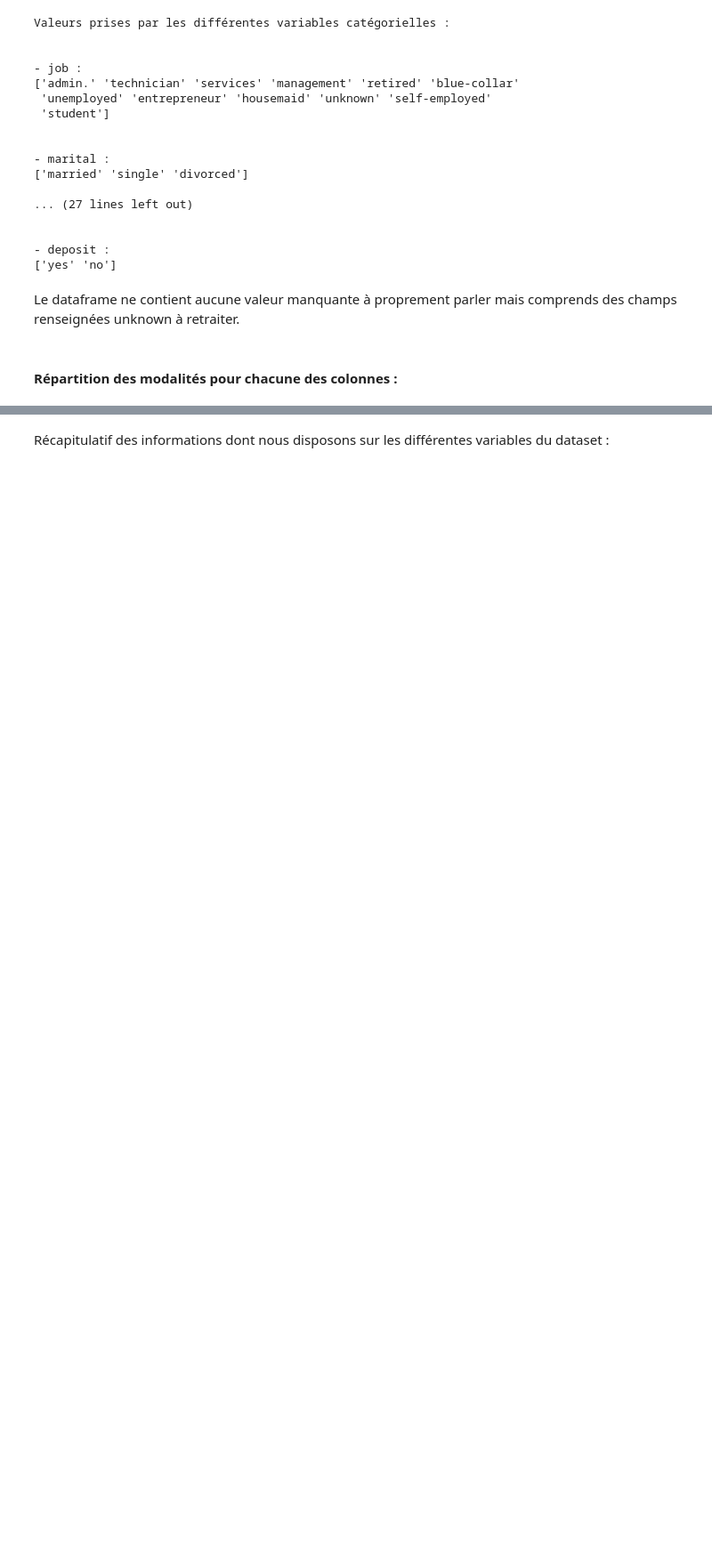
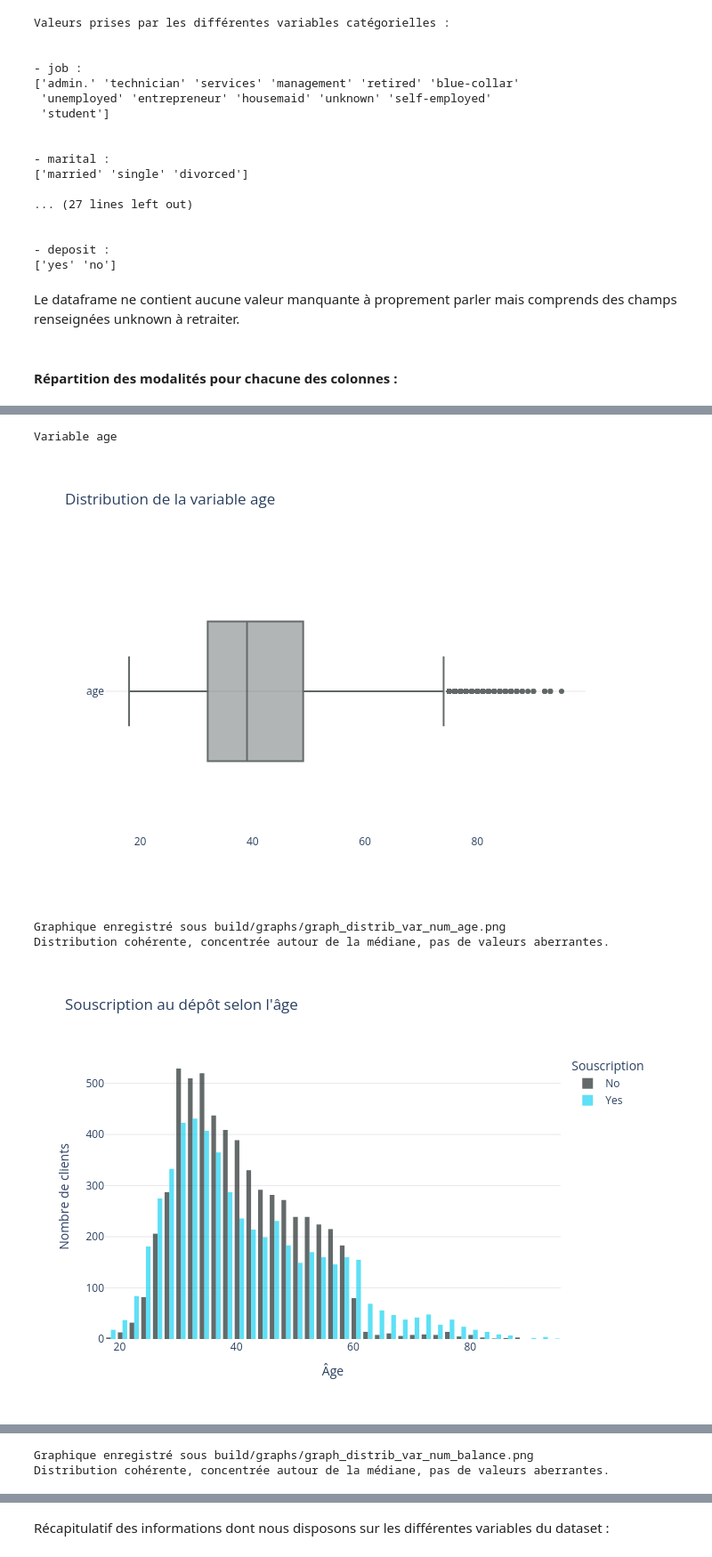
Before and after one commit to les4datafantastiques/bank_marketing, a Jupyter notebook: Les_4_data_fantastiques.ipynb, the cells around one changed output, grey strips where cells are left out. Shown at 89% size. Saved outputs shown, nothing was run; the diff lists cells and outputs as text; code cells hidden in the pictures; blank space fills up the shorter version.

```diff
--- a/Les_4_data_fantastiques.ipynb
+++ b/Les_4_data_fantastiques.ipynb
@@ -686,0 +813,11 @@ Variable  housing
+# %%
+for var in var_num:
+    process_variable(var, df_bank, build_graphs_path)
+
+print("\nAnalyse des variables quantitatives terminée.")
+# %% [output]
+Variable age
+[figure, added]
+Graphique enregistré sous build/graphs/graph_distrib_var_num_age.png
+Distribution cohérente, concentrée autour de la médiane, pas de valeurs aberrantes.
+[figure, added]
@@ -686,0 +830,2 @@ Variable  housing
+Graphique enregistré sous build/graphs/graph_distrib_var_num_balance.png
+Distribution cohérente, concentrée autour de la médiane, pas de valeurs aberrantes.
```
Also changed, not shown: parts of 29 cells of this notebook, 5 other files.
